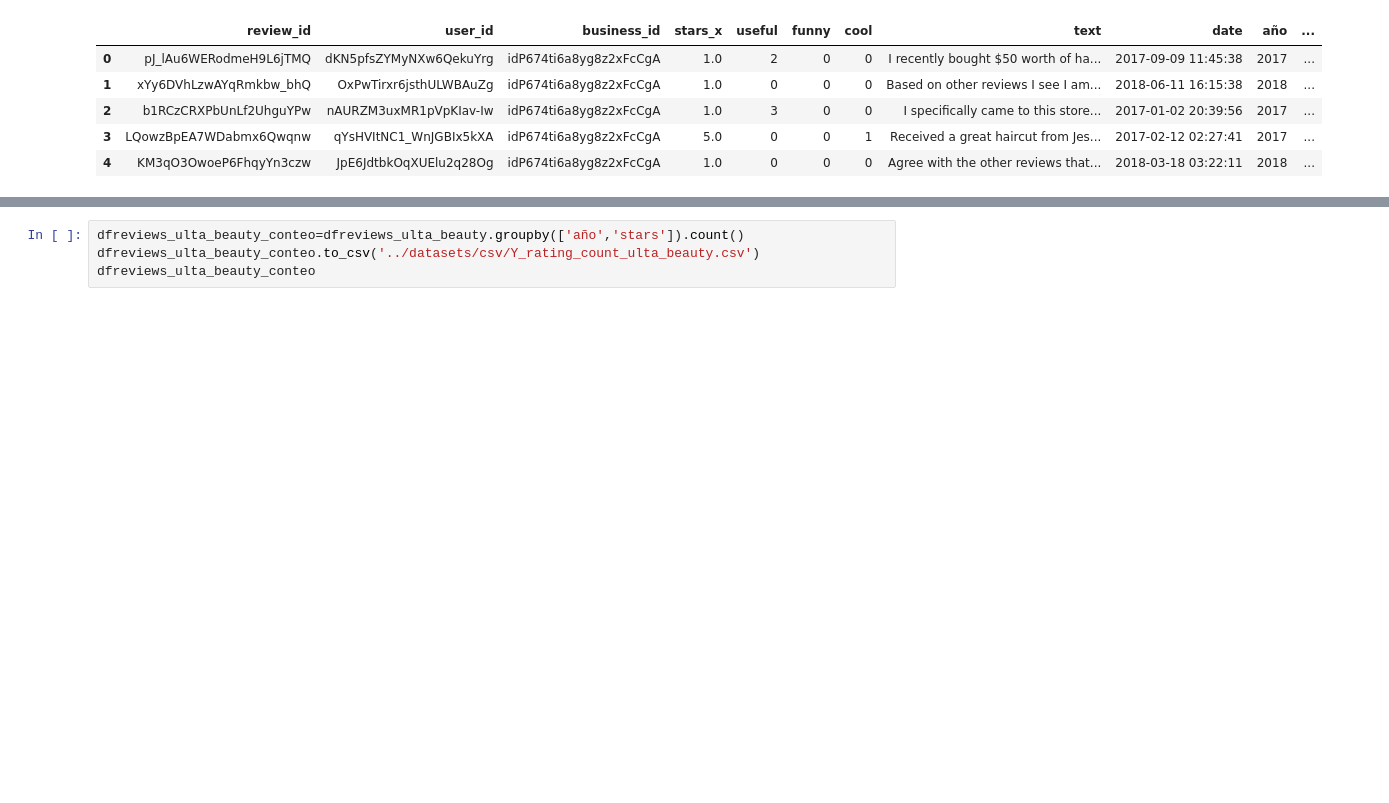
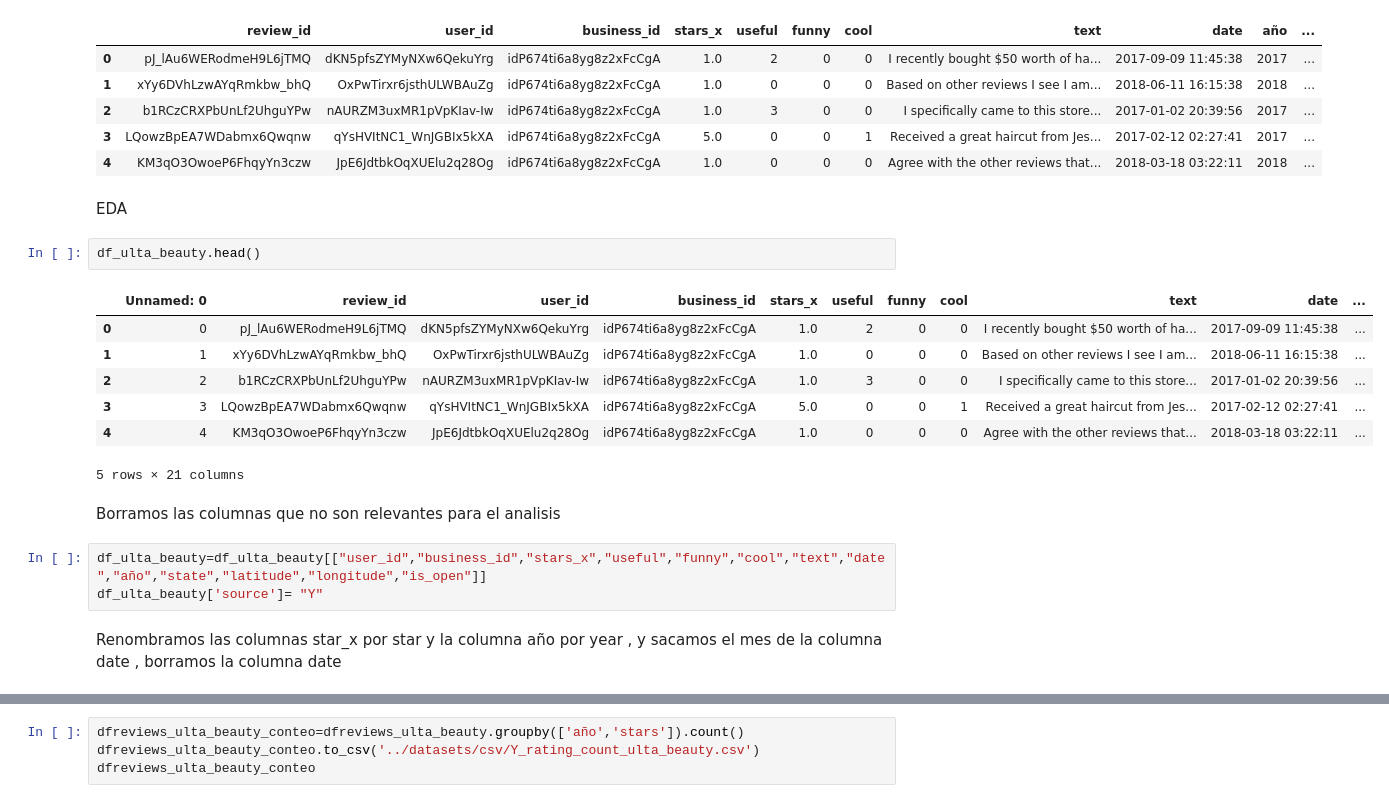
Before and after one commit to JohannaRangel/FinalProject_YelpGoogleMaps, a Jupyter notebook: notebooks/ETL_Yelp.ipynb, the cells around one changed output, grey strips where cells are left out. Cells and saved outputs as stored; diff of their text form; blank space fills up the shorter version.

```diff
--- a/notebooks/ETL_Yelp.ipynb
+++ b/notebooks/ETL_Yelp.ipynb
@@ -272,3 +277,22 @@ df_ulta_beauty.head()
 | 2 | b1RCzCRXPbUnLf2UhguYPw | nAURZM3uxMR1pVpKIav-Iw | idP674ti6a8yg8z2xFcCgA | 1.0 | 3 | 0 | 0 | I specifically came to this store... | 2017-01-02 20:39:56 | 2017 | ... |
 | 3 | LQowzBpEA7WDabmx6Qwqnw | qYsHVItNC1_WnJGBIx5kXA | idP674ti6a8yg8z2xFcCgA | 5.0 | 0 | 0 | 1 | Received a great haircut from Jes... | 2017-02-12 02:27:41 | 2017 | ... |
 | 4 | KM3qO3OwoeP6FhqyYn3czw | JpE6JdtbkOqXUElu2q28Og | idP674ti6a8yg8z2xFcCgA | 1.0 | 0 | 0 | 0 | Agree with the other reviews that... | 2018-03-18 03:22:11 | 2018 | ... |
+# %% [markdown]
+EDA
+# %%
+df_ulta_beauty.head()
+# %% [output]
+|  | Unnamed: 0 | review_id | user_id | business_id | stars_x | useful | funny | cool | text | date | ... |
+| 0 | 0 | pJ_lAu6WERodmeH9L6jTMQ | dKN5pfsZYMyNXw6QekuYrg | idP674ti6a8yg8z2xFcCgA | 1.0 | 2 | 0 | 0 | I recently bought $50 worth of ha... | 2017-09-09 11:45:38 | ... |
+| 1 | 1 | xYy6DVhLzwAYqRmkbw_bhQ | OxPwTirxr6jsthULWBAuZg | idP674ti6a8yg8z2xFcCgA | 1.0 | 0 | 0 | 0 | Based on other reviews I see I am... | 2018-06-11 16:15:38 | ... |
+| 2 | 2 | b1RCzCRXPbUnLf2UhguYPw | nAURZM3uxMR1pVpKIav-Iw | idP674ti6a8yg8z2xFcCgA | 1.0 | 3 | 0 | 0 | I specifically came to this store... | 2017-01-02 20:39:56 | ... |
+| 3 | 3 | LQowzBpEA7WDabmx6Qwqnw | qYsHVItNC1_WnJGBIx5kXA | idP674ti6a8yg8z2xFcCgA | 5.0 | 0 | 0 | 1 | Received a great haircut from Jes... | 2017-02-12 02:27:41 | ... |
+| 4 | 4 | KM3qO3OwoeP6FhqyYn3czw | JpE6JdtbkOqXUElu2q28Og | idP674ti6a8yg8z2xFcCgA | 1.0 | 0 | 0 | 0 | Agree with the other reviews that... | 2018-03-18 03:22:11 | ... |
+5 rows × 21 columns
+# %% [markdown]
+Borramos las columnas que no son relevantes para el analisis
+# %%
+df_ulta_beauty=df_ulta_beauty[["user_id","business_id","stars_x","useful","funny","cool","text","date","año","state","latitude","longitude","is_open"]]
+df_ulta_beauty['source']= "Y"
+# %% [markdown]
+Renombramos las columnas star_x por star y la columna año por year , y sacamos el mes de la columna date , borramos la columna date
```
Also changed, not shown: parts of 7 cells of this notebook, 1 other file.
